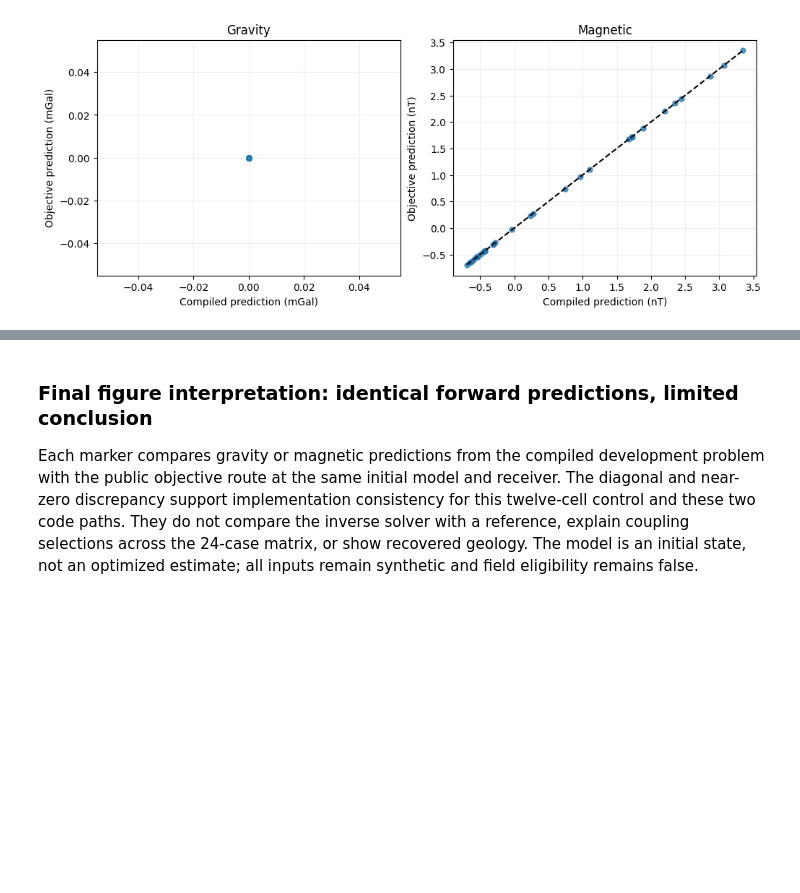
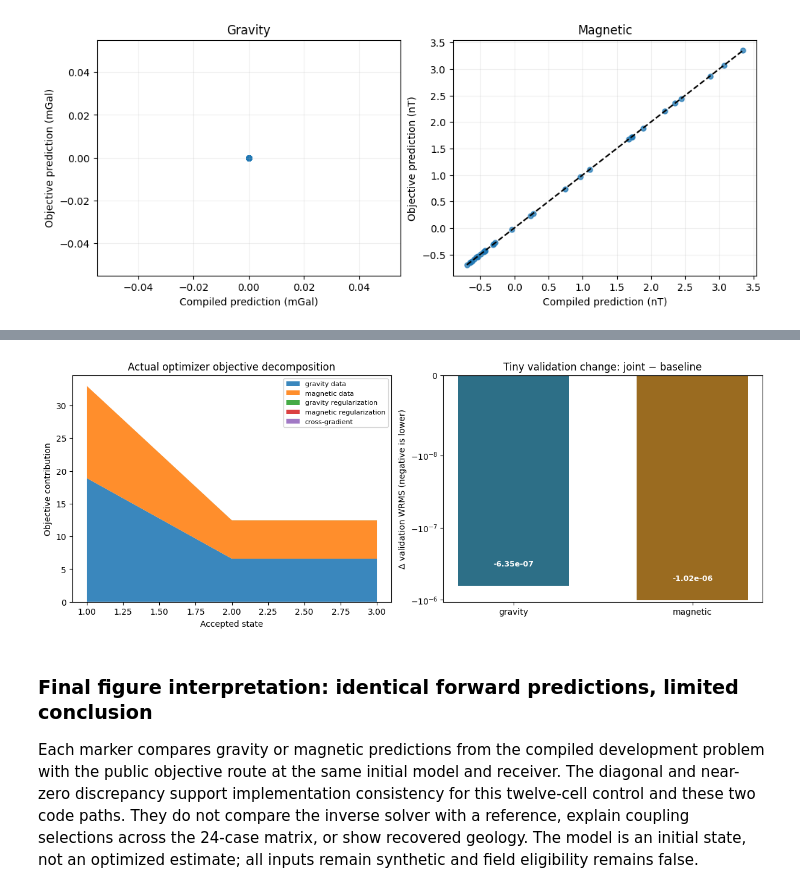
Before and after one commit to fsantibanezleal/CAOS_Geophysics, a Jupyter notebook: notebooks/en/07-joint/04-m11-physical-matrix-evidence.ipynb, the cells around one changed output, grey strips where cells are left out. Saved outputs shown, nothing was run; the diff lists cells and outputs as text; code cells hidden in the pictures; blank space fills up the shorter version.

Commit message:
Run the M11 optimizer in bilingual research notebooks

```diff
--- a/notebooks/en/07-joint/04-m11-physical-matrix-evidence.ipynb
+++ b/notebooks/en/07-joint/04-m11-physical-matrix-evidence.ipynb
@@ -427,3 +481,25 @@ plt.show()
+# %%
+# Plot the accepted optimization trace and the small per-modality validation change.
+term_names = ["gravity data", "magnetic data", "gravity regularization", "magnetic regularization", "cross-gradient"]
+iteration = np.arange(1, len(trace_terms) + 1)
+fig, axes = plt.subplots(1, 2, figsize=(12, 4.5), constrained_layout=True)
+axes[0].stackplot(iteration, trace_terms.T, labels=term_names, alpha=0.88)
+axes[0].set(title="Actual optimizer objective decomposition", xlabel="Accepted state", ylabel="Objective contribution")
+axes[0].legend(loc="upper right", fontsize=8)
+modalities = ("gravity", "magnetic")
+positions = np.arange(2)
+baseline_values = np.asarray([live_m11["selection"]["baseline_validation_wrms"][m] for m in modalities])
+selected_values = np.asarray([live_m11["selection"]["validation_wrms"][m] for m in modalities])
+delta = selected_values - baseline_values
+axes[1].bar(positions, delta, color=["#2d6f87", "#9a6b20"], width=0.62)
+axes[1].axhline(0.0, color="black", linewidth=0.8)
+axes[1].set_yscale("symlog", linthresh=1e-8)
+for position, value, color in zip(positions, delta, ("#2d6f87", "#9a6b20")):
+    axes[1].text(position, value / 2, f"{value:.2e}", ha="center", va="center", color="white", fontsize=9, fontweight="bold")
+axes[1].set(title="Tiny validation change: joint − baseline", ylabel="Δ validation WRMS (negative is lower)", xticks=positions, xticklabels=modalities)
+plt.show()
+# %% [output]
+[figure, added]
 # %% [markdown]
 ### Final figure interpretation: identical forward predictions, limited conclusion
 
```
Also changed, not shown: parts of 3 cells of this notebook, 5 other files.
